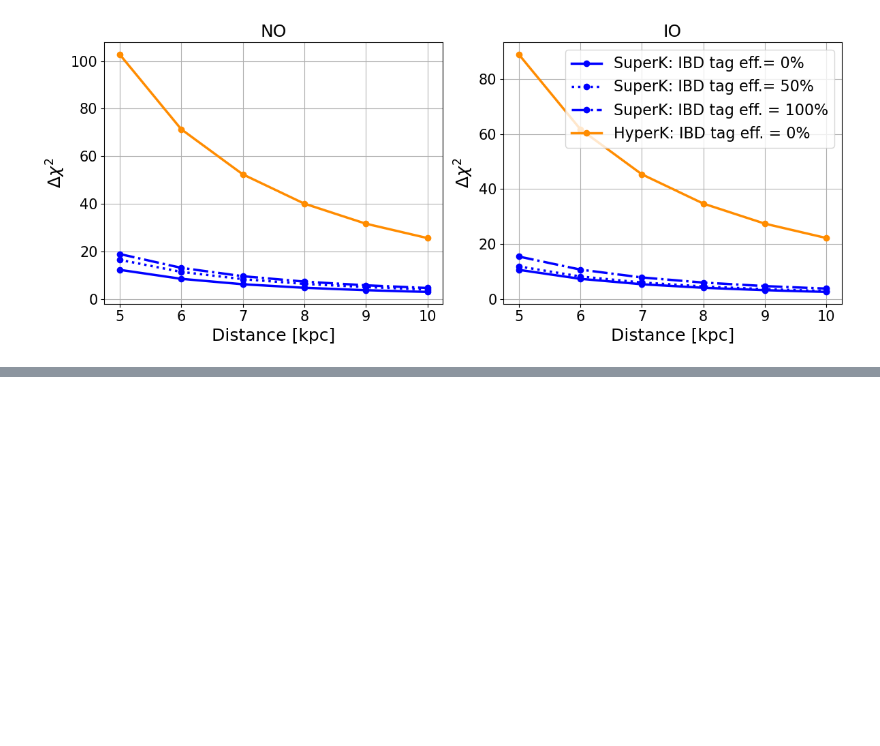
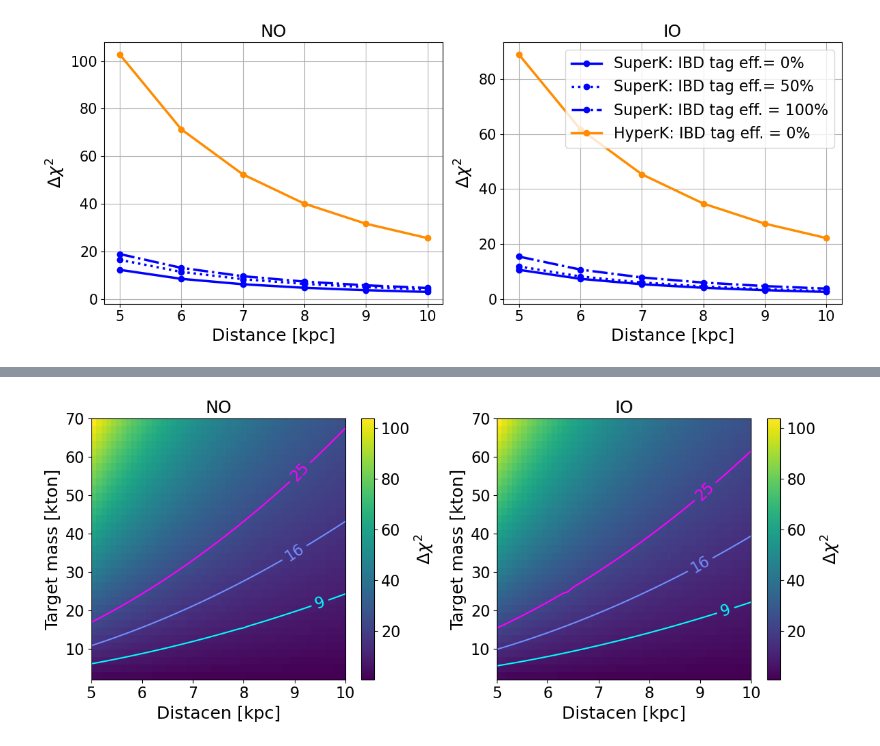
Before and after one commit to YMTheory/supernova, a Jupyter notebook: simulation/toyMC/script/AsimovTest.ipynb, the cells around one changed output, grey strips where cells are left out. Drawn from its saved outputs; the diff is of its cells as text; code cells hidden in the pictures; blank space fills up the shorter version.

```diff
--- a/simulation/toyMC/script/AsimovTest.ipynb
+++ b/simulation/toyMC/script/AsimovTest.ipynb
@@ -126,0 +180,13 @@ plt.tight_layout()
+# %%
+import re
+def readSingleEvtOutput(filename):
+    with open(filename, "r") as f:
+        for lines in f.readlines():
+            line = lines.strip("\n")
+            if re.findall("Output", line):
+                data = line.split(" ")
+                dT_NOfit = float(data[2])
+                nll_NOfit = float(data[3])
+                dT_IOfit = float(data[4])
+                nll_IOfit = float(data[5])
+    return dT_NOfit, nll_NOfit, dT_IOfit, nll_IOfit
@@ -126,0 +216,31 @@ plt.tight_layout()
+# %%
+
+X, Y = np.meshgrid(dist_arr, mass_arr[::-1]*20)
+
+fig, ax = plt.subplots(1, 2, figsize=(12, 5))
+im0 = ax[0].imshow(NOarr, extent=[5, 10, 2, 70], aspect="auto", cmap="viridis")
+ax[0].set_xlabel("Distacen [kpc]", fontsize=18)
+ax[0].set_ylabel("Target mass [kton]", fontsize=18)
+ax[0].tick_params(axis="both", labelsize=16)
+cb0 = plt.colorbar(im0, ax=ax[0])
+cb0.set_label(r"$\Delta\chi^2$", fontsize=18)
+cb0.ax.tick_params(labelsize=16)
+ct0 = ax[0].contour(X, Y, NOarr, levels=[9, 16, 25], cmap="cool")
+plt.clabel(ct0, fontsize=16)
+ax[0].set_title("NO", fontsize=18)
+
+im1 = ax[1].imshow(NOarr, extent=[5, 10, 2, 70], aspect="auto", cmap="viridis")
+ax[1].set_xlabel("Distacen [kpc]", fontsize=18)
+ax[1].set_ylabel("Target mass [kton]", fontsize=18)
+ax[1].tick_params(axis="both", labelsize=16)
+cb1 = plt.colorbar(im1, ax=ax[1])
+cb1.set_label(r"$\Delta\chi^2$", fontsize=18)
+cb1.ax.tick_params(labelsize=16)
+ct1 = ax[1].contour(X, Y, IOarr, levels=[9, 16, 25], cmap="cool")
+plt.clabel(ct1, fontsize=16)
+ax[1].set_title("IO", fontsize=18)
+
+plt.tight_layout()
+plt.savefig("../plots/Garching82703_variedDistvariedMass_JUNO_AsimovSensC14low.pdf")
+# %% [output]
+[figure, added]
```
Also changed, not shown: parts of 9 cells of this notebook, 6 other files.
